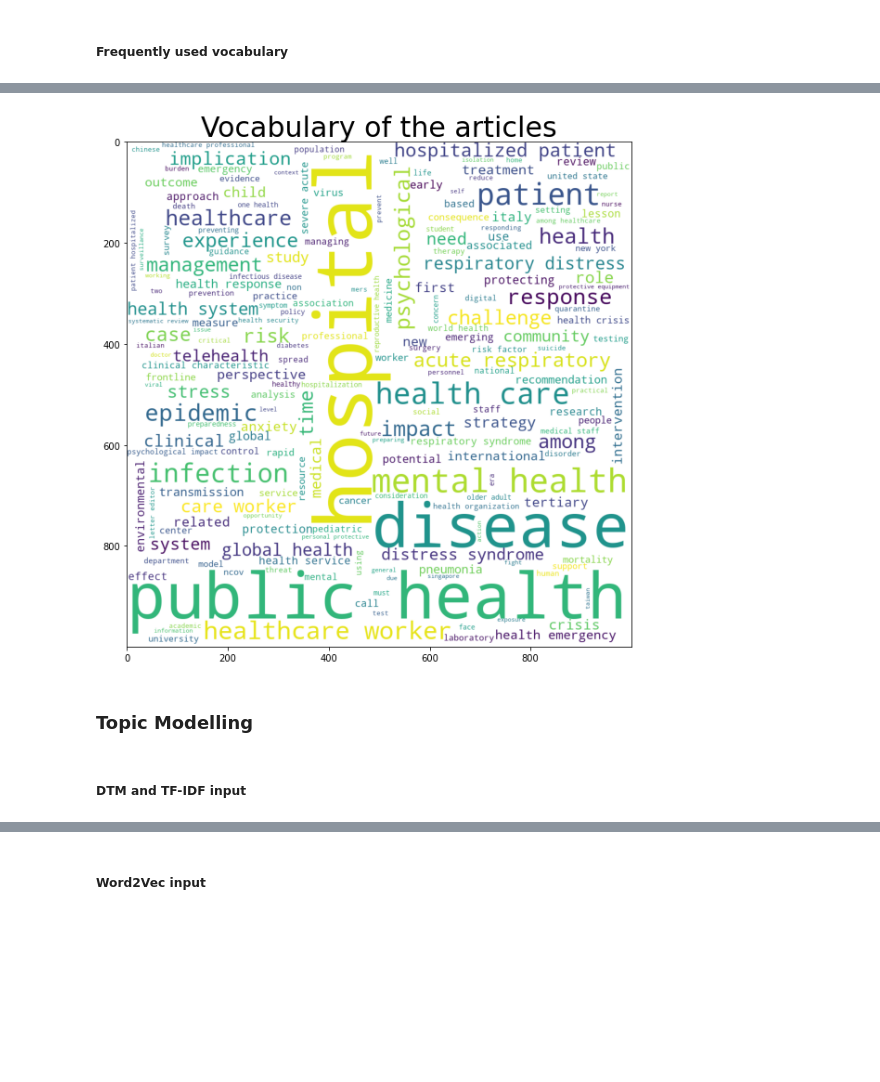
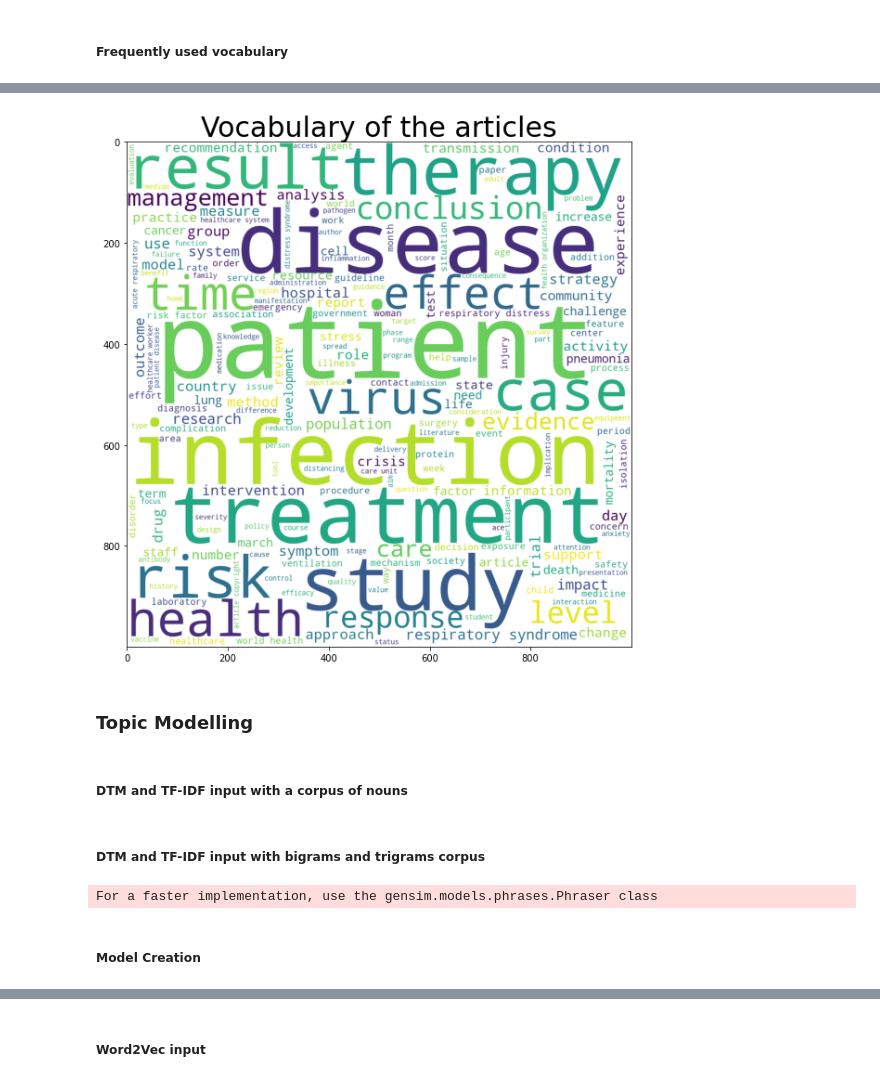
Before and after one commit to AnkitRajSri/Effects-of-Lockdown-on-Mental-Health, a Jupyter notebook: Healthcare_Data_Exploration.ipynb, the cells around one changed output, grey strips where cells are left out. Cells and saved outputs as stored; diff of their text form; code cells hidden in the pictures; blank space fills up the shorter version.

```diff
--- a/Healthcare_Data_Exploration.ipynb
+++ b/Healthcare_Data_Exploration.ipynb
@@ -117,5 +154,5 @@ def cleanText(text):
 # %%
-health_data['CleanedTitle'] = health_data['Title'].apply(lambda x : cleanText(x))
+health_data['CleanedAbstract'] = health_data['Abstract'].apply(lambda x : cleanText(x))
 # %%
 health_data.head(3)
 # %% [output]
@@ -141,10 +178,28 @@ fig.show()
 # %%
 from nltk.tokenize import word_tokenize
 from collections import Counter
+from textblob import TextBlob
+
+def extractNouns(text):
+  blob = TextBlob(text)
+  target_pos = ''
+  for w, p in blob.tags:
+    if p == 'NN':
+      target_pos = target_pos + ' ' + w
+  return target_pos
+
+def extractRelevantPOS(text):
+  blob = TextBlob(text)
+  target_pos = ''
+  for w, p in blob.tags:
+    if p == 'NN' or p == 'JJ' or p == 'RB':
+      target_pos = target_pos + ' ' + w
+  return target_pos
 
 def findFrequentlyUsedWords(text):
-    words = word_tokenize(text)
-    junk_words = ['covid', 'coronavirus', 'pandemic', 'cov', 'novel', 'outbreak', 'china', 'wuhan', 'sars']
-    words = [w for w in words if w not in junk_words]
-    frequent_words = Counter(words).most_common(30)
-    return frequent_words
+  nouns = extractRelevantPOS(text)
+  words = word_tokenize(nouns)
+  #junk_words = ['virus', 'may', 'also', 'pandemic', 'cov', 'novel', 'outbreak', 'china', 'wuhan', 'sars']
+  words = [w for w in words]
+  frequent_words = Counter(words).most_common(30)
+  return frequent_words
@@ -170,25 +232,26 @@ fig.show()
 # %%
 from wordcloud import WordCloud
 
 # Created a tokenized list of cleaned titles
-tokenized_titles = []
-for title in health_data['CleanedTitle'].values:
-    words = word_tokenize(title)
-    junk_words = ['covid', 'coronavirus', 'pandemic', 'cov', 'novel', 'outbreak', 'china', 'wuhan', 'sars']
-    words = [w for w in words if w not in junk_words]
-    tokenized_titles.append(words)
+tokenized_nouns = []
+for text in health_data['CleanedAbstract'].values:
+  nouns = extractNouns(text)
+  words = word_tokenize(nouns)
+  #junk_words = ['covid', 'coronavirus', 'pandemic', 'cov', 'novel', 'outbreak', 'china', 'wuhan', 'sars']
+  words = [w for w in words]
+  tokenized_nouns.append(words)
 
-text_corpus = ' '.join([' '.join(w) for w in tokenized_titles])
+text_corpus = ' '.join([' '.join(w) for w in tokenized_nouns])
 plt.figure(figsize=(20, 10))
 wordcloud = WordCloud(width = 1000, height = 1000, background_color = 'white', min_font_size = 12).generate(text_corpus)
 plt.title('Vocabulary of the articles', fontsize=30)
 plt.imshow(wordcloud)
 plt.show()
 # %% [output]
-[figure, old version]
+[figure, new version]
 # %% [markdown]
 ### Topic Modelling
 # %% [markdown]
-##### DTM and TF-IDF input
+##### DTM and TF-IDF input with a corpus of nouns
 # %%
 from gensim.corpora import Dictionary
@@ -204,0 +268,19 @@ tfidf = tfidf[dtm]
+# %% [markdown]
+##### DTM and TF-IDF input with bigrams and trigrams corpus
+# %%
+tokenized_words = []
+for text in health_data['CleanedAbstract'].values:
+  filtered_text = extractRelevantPOS(text)
+  words = word_tokenize(filtered_text)
+  #junk_words = ['covid', 'coronavirus', 'pandemic', 'cov', 'novel', 'outbreak', 'china', 'wuhan', 'sars']
+  words = [w for w in words]
+  tokenized_words.append(words)
+
+# Build the bigram and trigram models
+bigram = Phrases(tokenized_words, min_count=5, threshold=100)
+trigram = Phrases(bigram[tokenized_words], threshold=100)
+
+bigram_mod = phrases.Phraser(bigram)
+trigram_mod = phrases.Phraser(trigram)
+# %% [output]
+For a faster implementation, use the gensim.models.phrases.Phraser class
@@ -204,0 +311,2 @@ tfidf = tfidf[dtm]
+# %% [markdown]
+##### Model Creation
```
Also changed, not shown: parts of 47 cells of this notebook.
